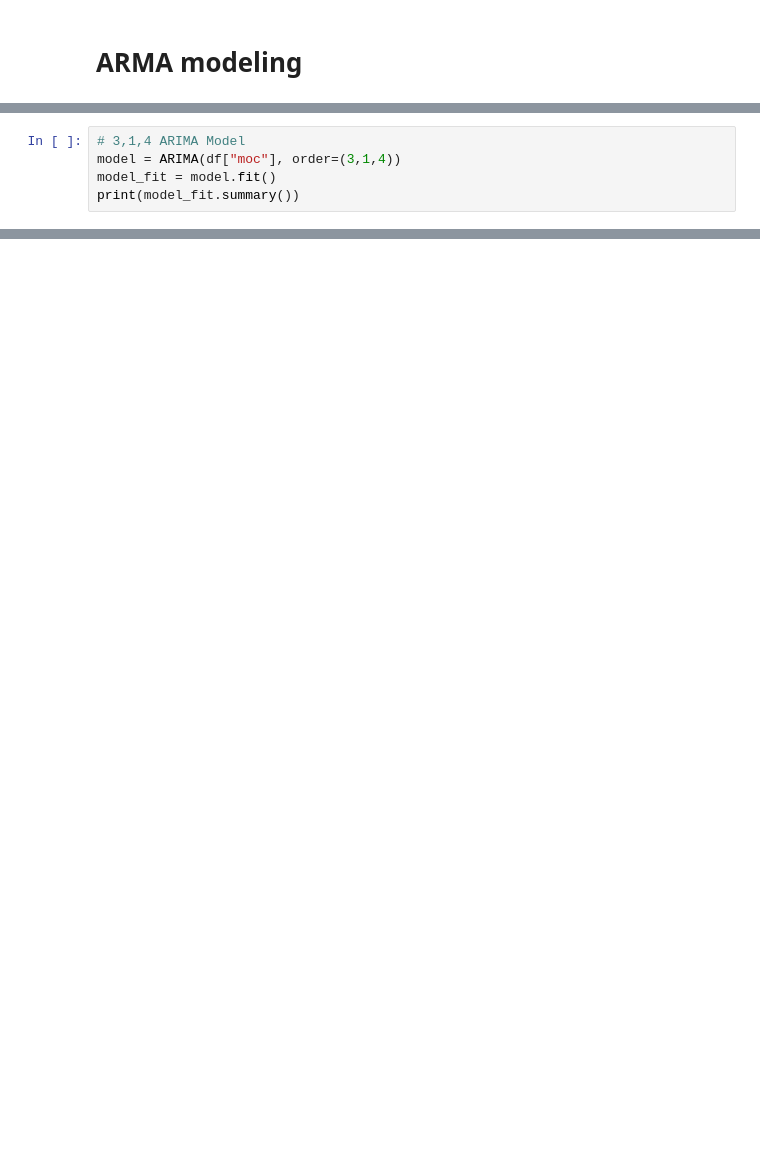
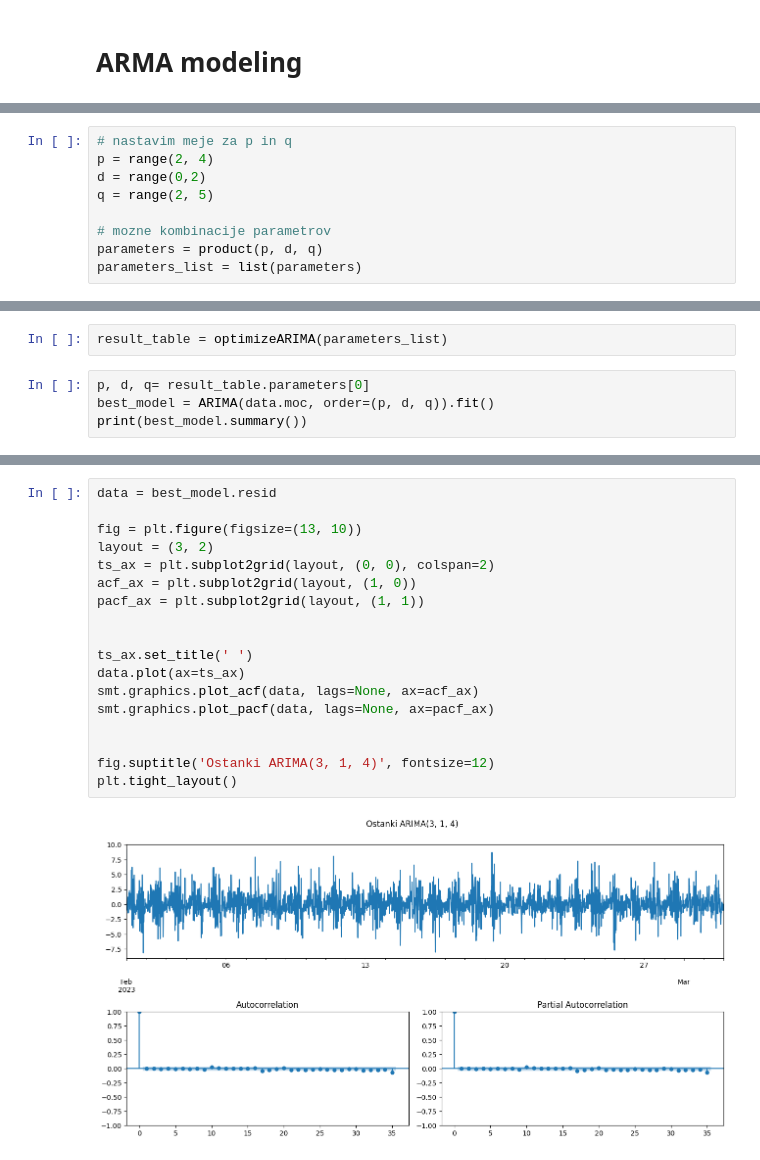
Before and after one commit to nezakrzan/IJS, a Jupyter notebook: energija/arma_moc.ipynb, the cells around one changed output, grey strips where cells are left out. Cells and saved outputs as stored; diff of their text form; blank space fills up the shorter version.

Commit message:
arima

```diff
--- a/energija/arma_moc.ipynb
+++ b/energija/arma_moc.ipynb
@@ -191,5 +126,0 @@ residuals.plot(title='Ostanki ARIMA(3,1,3)')
-# %%
-# 3,1,4 ARIMA Model
-model = ARIMA(df["moc"], order=(3,1,4))
-model_fit = model.fit()
-print(model_fit.summary())
@@ -228,0 +127,9 @@ AttributeError: 'ARIMAResults' object has no attribute 'plot_predict'
+# %%
+# nastavim meje za p in q
+p = range(2, 4)
+d = range(0,2)
+q = range(2, 5)
+
+# mozne kombinacije parametrov
+parameters = product(p, d, q)
+parameters_list = list(parameters)
@@ -228,0 +170,6 @@ AttributeError: 'ARIMAResults' object has no attribute 'plot_predict'
+# %%
+result_table = optimizeARIMA(parameters_list)
+# %%
+p, d, q= result_table.parameters[0]
+best_model = ARIMA(data.moc, order=(p, d, q)).fit()
+print(best_model.summary())
@@ -228,0 +194,20 @@ AttributeError: 'ARIMAResults' object has no attribute 'plot_predict'
+# %%
+data = best_model.resid
+
+fig = plt.figure(figsize=(13, 10))
+layout = (3, 2)
+ts_ax = plt.subplot2grid(layout, (0, 0), colspan=2)
+acf_ax = plt.subplot2grid(layout, (1, 0))
+pacf_ax = plt.subplot2grid(layout, (1, 1))
+
+
+ts_ax.set_title(' ')
+data.plot(ax=ts_ax)
+smt.graphics.plot_acf(data, lags=None, ax=acf_ax)
+smt.graphics.plot_pacf(data, lags=None, ax=pacf_ax)
+
+
+fig.suptitle('Ostanki ARIMA(3, 1, 4)', fontsize=12)
+plt.tight_layout()
+# %% [output]
+[figure, added]
```
Also changed, not shown: parts of 22 cells of this notebook, 1 other file.
